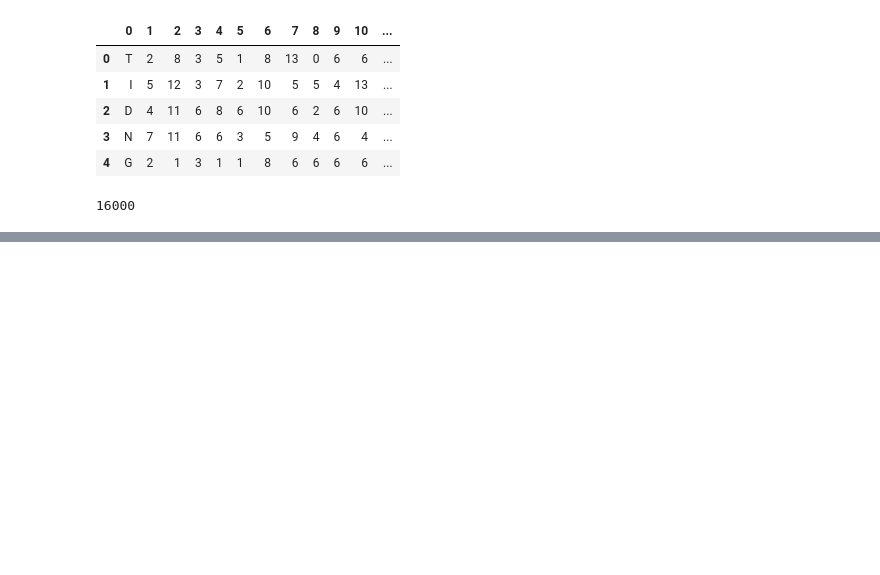
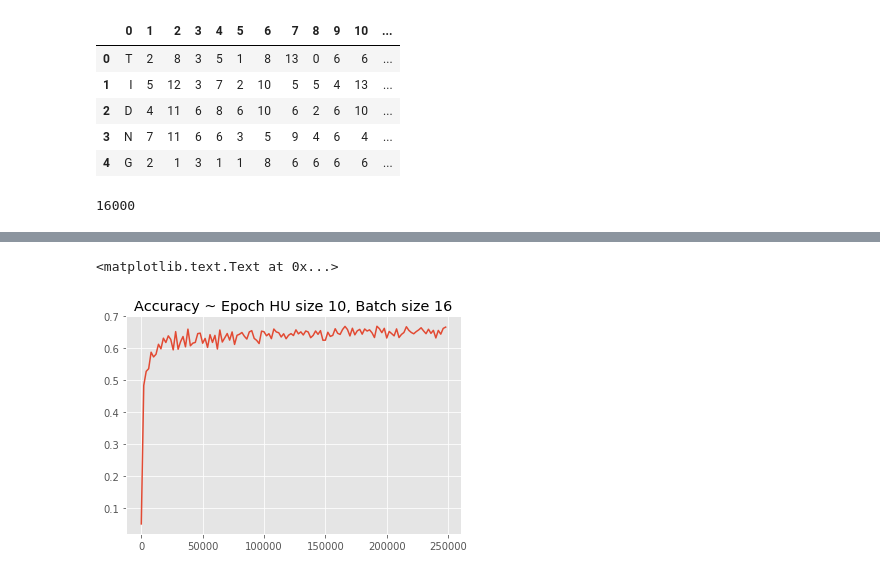
Before and after one commit to nilbot/neural-networks-tutorial, a Jupyter notebook: Notes.ipynb, the cells around one changed output, grey strips where cells are left out. Drawn from its saved outputs; the diff is of its cells as text; code cells hidden in the pictures; blank space fills up the shorter version.

```diff
--- a/Notes.ipynb
+++ b/Notes.ipynb
@@ -114,4 +117,9 @@ hwl_mlp_10 = mlp.MLP(training_X, training_y, 10)
 # %%
+# recommended 10 hidden units
+hwl_mlp_10 = mlp.MLP(training_X, training_y, 10)
+
+
+
 # train using mini batch, batch size 16 (2^4 for cache friendliness, my laptop is poor)
-hwl_mlp_10.minibatch_train(batch_size=16, testset_X=testing_X, testset_y=testing_y)
+acclog, losslog = hwl_mlp_10.minibatch_train(batch_size=16, testset_X=testing_X, testset_y=testing_y, print_loss=True)
 # %% [output]
@@ -134,0 +143,6 @@ Accuracy after epoch 248000: 0.665%
+# %%
+plt.plot([i[0] for i in acclog], [i[1] for i in acclog])
+plt.title("Accuracy ~ Epoch HU size {0}, Batch size {1}".format(10,16))
+# %% [output]
+<matplotlib.text.Text at 0x...>
+[figure, added]
```
Also changed, not shown: parts of 9 cells of this notebook, 1 other file.
